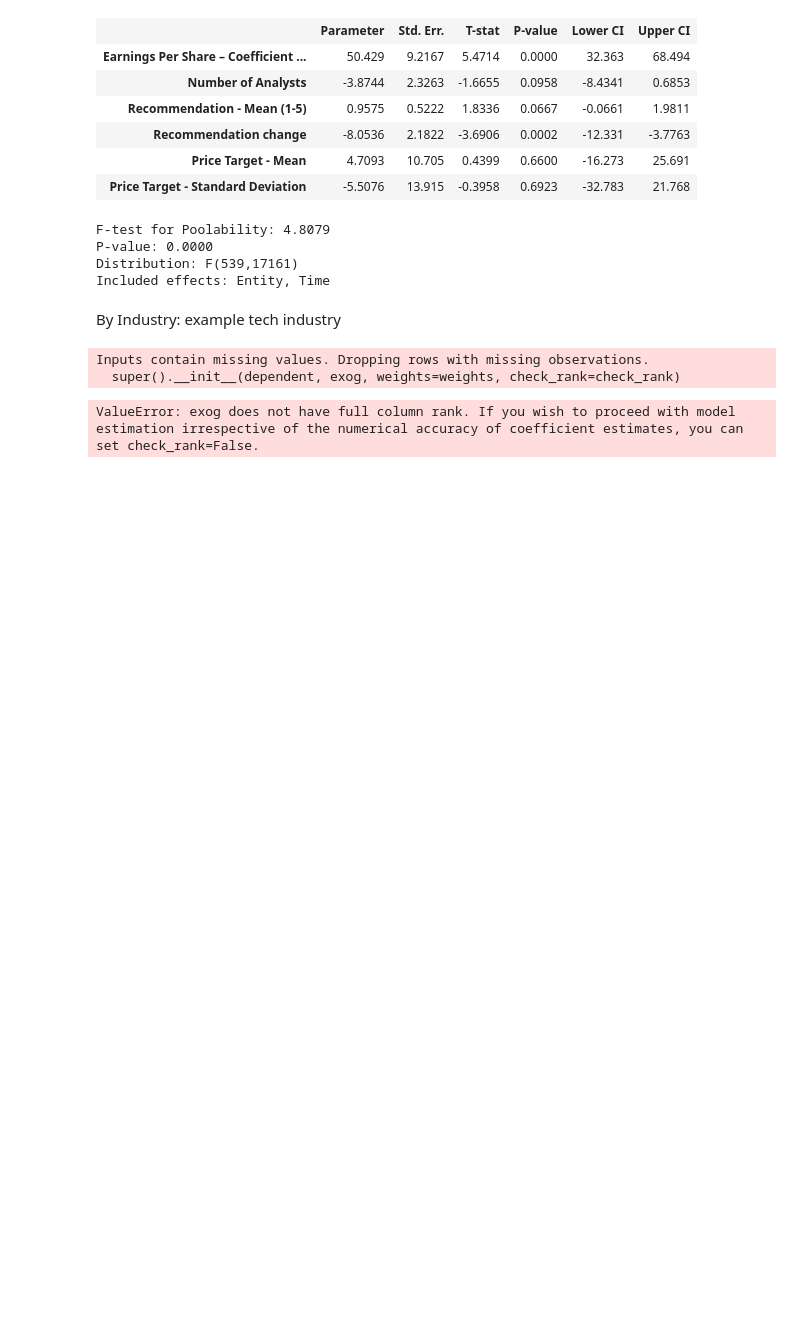
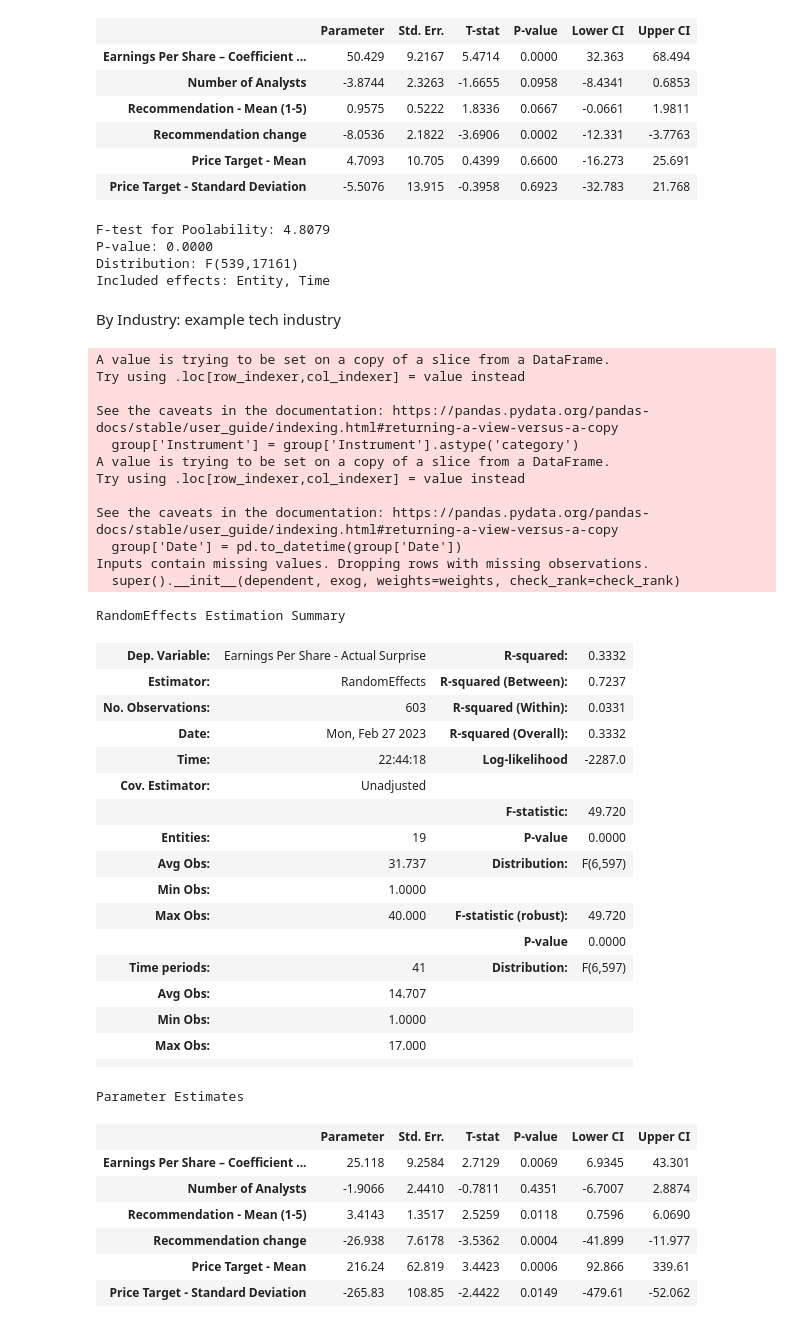
Before and after one commit to yummypugs/GSFM_AnalystForecasts, a Jupyter notebook: 3.3.1_Panel_analysts.ipynb, the cells around one changed output. Cells and saved outputs as stored; diff of their text form; code cells hidden in the pictures; blank space fills up the shorter version.

```diff
--- a/3.3.1_Panel_analysts.ipynb
+++ b/3.3.1_Panel_analysts.ipynb
@@ -186,29 +186,53 @@ Included effects: Entity, Time
 # %% [markdown]
 By Industry: example tech industry
 # %%
-df2 = df_panel[df_panel['GICS Industry Group Name'] == 'Technology Hardware & Equipment']
-groups = df2.groupby('Instrument')
+group = df_panel[df_panel['GICS Industry Group Name'] == 'Technology Hardware & Equipment']
 
-def panel_regression_random(group):
-    if len(group) < 2:
-        return None
+group['Instrument'] = group['Instrument'].astype('category')
+group['Date'] = pd.to_datetime(group['Date'])
+group.set_index(['Instrument', 'Date'], inplace=True)
 
-    group['Instrument'] = group['Instrument'].astype('category')
-    group['Date'] = pd.to_datetime(group['Date'])
-    group.set_index(['Instrument', 'Date'], inplace=True)
+y = group.loc[:, "Earnings Per Share - Actual Surprise"]
+X = group[X_var_names]
 
-    y = group.loc[:, "Earnings Per Share - Actual Surprise"]
-    X = group[X_var_names]
-
-    model = RandomEffects(y, X).fit()
-    return model
-
-
-results_random = groups.apply(panel_regression_random)
-results_random = results_random.dropna()
-models_random = results_random.tolist()
-models_random
+model = RandomEffects(y, X).fit()
+model
 # %% [output]
+A value is trying to be set on a copy of a slice from a DataFrame.
+Try using .loc[row_indexer,col_indexer] = value instead
+
+See the caveats in the documentation: https://pandas.pydata.org/pandas-docs/stable/user_guide/indexing.html#returning-a-view-versus-a-copy
+  group['Instrument'] = group['Instrument'].astype('category')
+A value is trying to be set on a copy of a slice from a DataFrame.
+Try using .loc[row_indexer,col_indexer] = value instead
+
+See the caveats in the documentation: https://pandas.pydata.org/pandas-docs/stable/user_guide/indexing.html#returning-a-view-versus-a-copy
+  group['Date'] = pd.to_datetime(group['Date'])
 Inputs contain missing values. Dropping rows with missing observations.
   super().__init__(dependent, exog, weights=weights, check_rank=check_rank)
-ValueError: exog does not have full column rank. If you wish to proceed with model estimation irrespective of the numerical accuracy of coefficient estimates, you can set check_rank=False.
+RandomEffects Estimation Summary
+| Dep. Variable: | Earnings Per Share - Actual Surprise | R-squared: | 0.3332 |
+| Estimator: | RandomEffects | R-squared (Between): | 0.7237 |
+| No. Observations: | 603 | R-squared (Within): | 0.0331 |
+| Date: | Mon, Feb 27 2023 | R-squared (Overall): | 0.3332 |
+| Time: | 22:44:18 | Log-likelihood | -2287.0 |
+| Cov. Estimator: | Unadjusted |  |  |
+|  |  | F-statistic: | 49.720 |
+| Entities: | 19 | P-value | 0.0000 |
+| Avg Obs: | 31.737 | Distribution: | F(6,597) |
+| Min Obs: | 1.0000 |  |  |
+| Max Obs: | 40.000 | F-statistic (robust): | 49.720 |
+|  |  | P-value | 0.0000 |
+| Time periods: | 41 | Distribution: | F(6,597) |
+| Avg Obs: | 14.707 |  |  |
+| Min Obs: | 1.0000 |  |  |
+| Max Obs: | 17.000 |  |  |
+|  |  |  |  |
+Parameter Estimates
+|  | Parameter | Std. Err. | T-stat | P-value | Lower CI | Upper CI |
+| Earnings Per Share – Coefficient ... | 25.118 | 9.2584 | 2.7129 | 0.0069 | 6.9345 | 43.301 |
+| Number of Analysts | -1.9066 | 2.4410 | -0.7811 | 0.4351 | -6.7007 | 2.8874 |
+| Recommendation - Mean (1-5) | 3.4143 | 1.3517 | 2.5259 | 0.0118 | 0.7596 | 6.0690 |
+| Recommendation change | -26.938 | 7.6178 | -3.5362 | 0.0004 | -41.899 | -11.977 |
+| Price Target - Mean | 216.24 | 62.819 | 3.4423 | 0.0006 | 92.866 | 339.61 |
+| Price Target - Standard Deviation | -265.83 | 108.85 | -2.4422 | 0.0149 | -479.61 | -52.062 |
```
Also changed, not shown: parts of 1 cell of this notebook, 1 other file.
